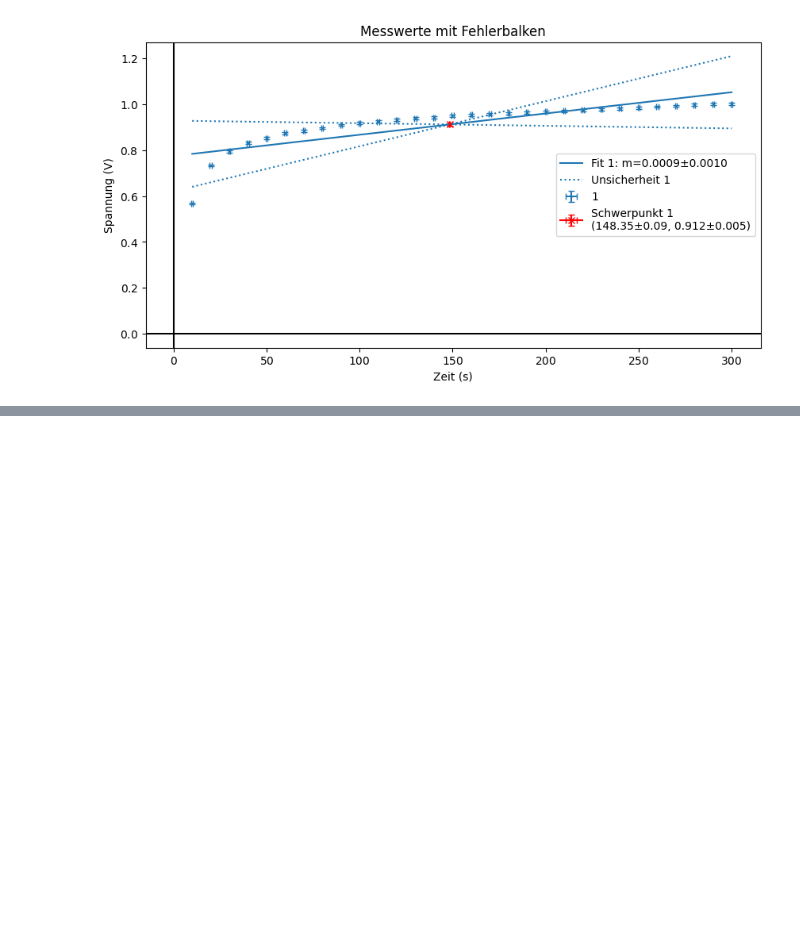
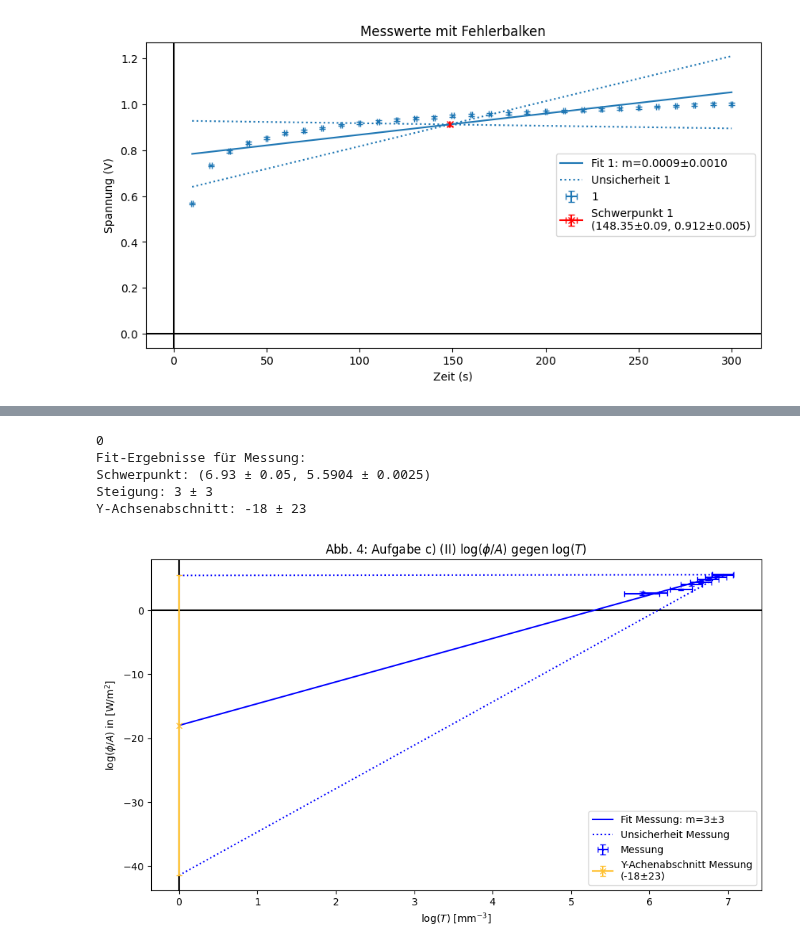
Before and after one commit to Patrixon0/data-analysis-plotting-tool, a Jupyter notebook: P3/Theo_Patrick/372/372_main.ipynb, the cells around one changed output, grey strips where cells are left out. Cells and saved outputs as stored; diff of their text form; code cells hidden in the pictures; blank space fills up the shorter version.

```diff
--- a/P3/Theo_Patrick/372/372_main.ipynb
+++ b/P3/Theo_Patrick/372/372_main.ipynb
@@ -200,0 +265,34 @@ TypeError: loop of ufunc does not support argument 0 of type Add which has no ca
+# %%
+geraden_fit(
+    exp_nr='',
+    file_n='c2_T_I_log.txt',
+    title=r'Abb. 4: Aufgabe c) (II) $\log(\phi / A)$ gegen $\log(T)$',
+    y_label=r'$\log(\phi / A)$ in [$\text{W} / \text{m}^2$]',
+    x_label=r'$\log(T)$ [$\text{mm}^{-3}$]',
+    save=True,
+    length=11,
+    height=6,
+    x_axis=0,
+    y_axis=0,
+    # x_major_ticks=50,   # Hauptticks alle 10 Einheiten
+    # x_minor_ticks=10,    # Nebenticks alle 1 Einheit
+    # y_major_ticks=0.2,
+    # y_minor_ticks=0.05,
+    legendlocation='best',
+    y_labels=['Messung'],  # Provide labels for each dataset
+    # y_markers=['o'],       # Optional: specify markers
+    y_colors=['blue'], # Optional: specify colors
+    x_decimal_places=0,
+    y_decimal_places=1,
+    plot_errors =  True,
+    linear_fit=True,
+    plot_y_inter=True,
+    size = 1.3
+)
+# %% [output]
+0
+Fit-Ergebnisse für Messung:
+Schwerpunkt: (6.93 ± 0.05, 5.5904 ± 0.0025)
+Steigung: 3 ± 3
+Y-Achsenabschnitt: -18 ± 23
+[figure, added]
```
Also changed, not shown: parts of 6 cells of this notebook, 7 other files.
